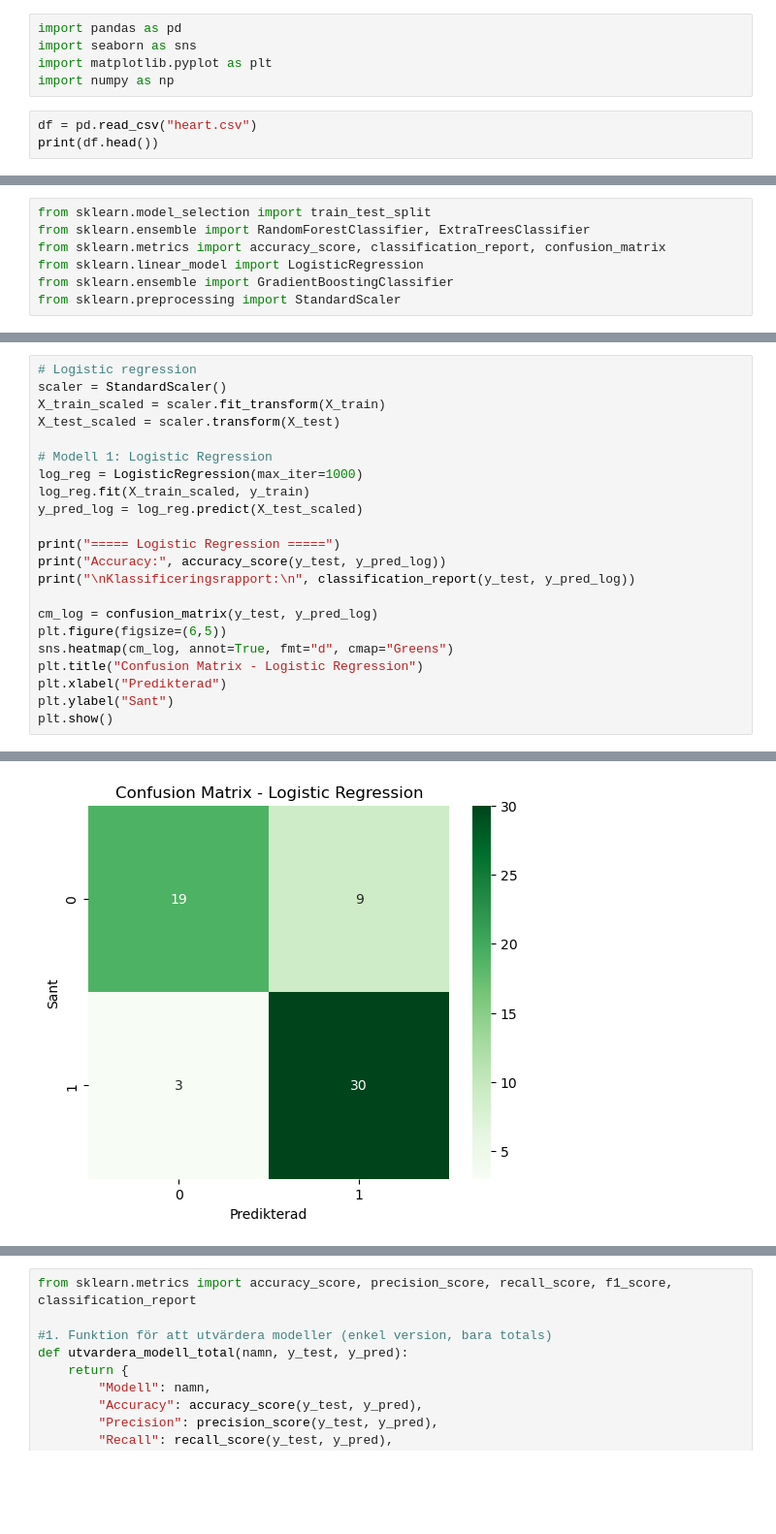
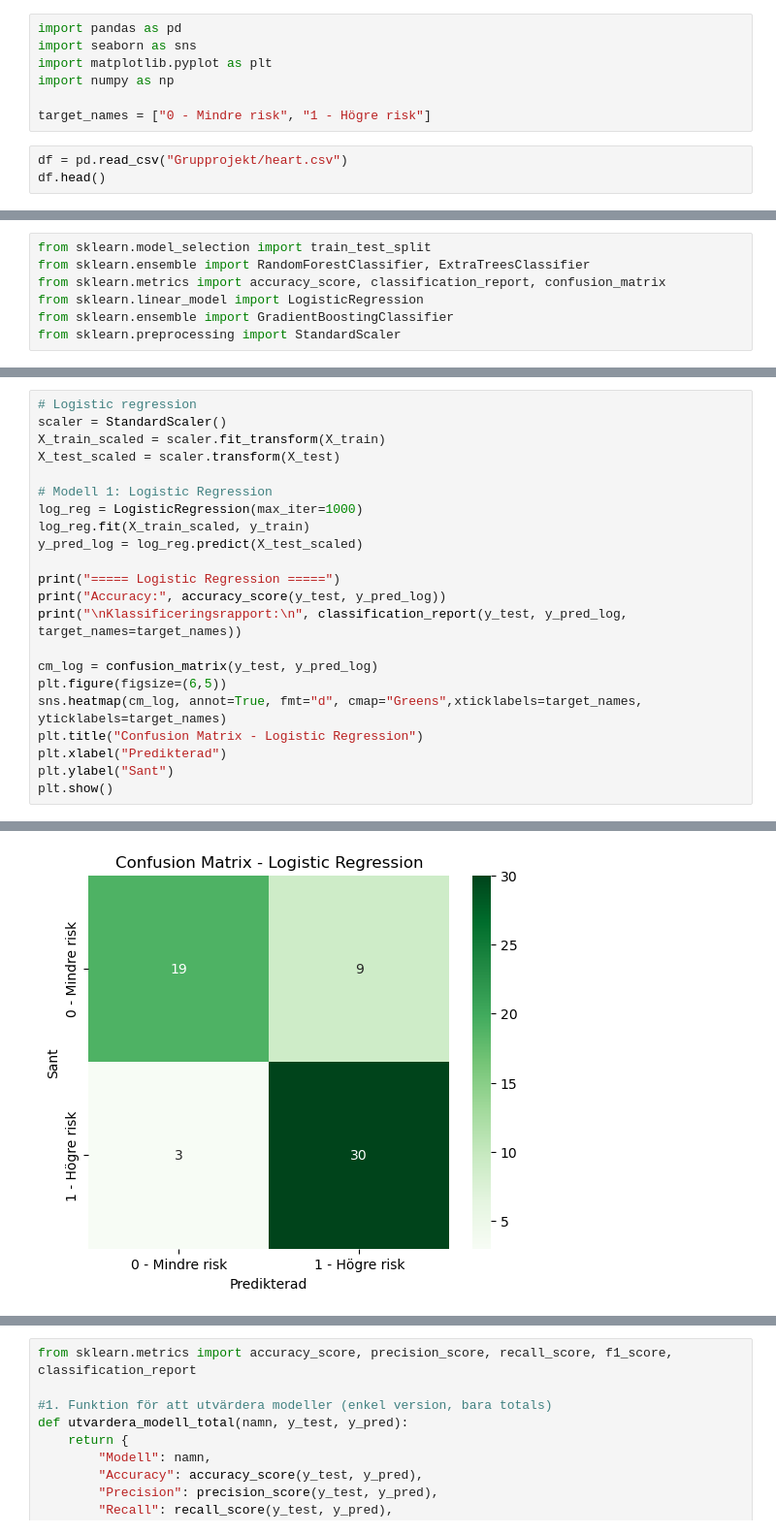
Before and after one commit to alisverige53/python-heart-attack, a Jupyter notebook: Final_heart.ipynb, the cells around one changed output, grey strips where cells are left out. Shown at 97% size. Saved outputs shown, nothing was run; the diff lists cells and outputs as text; blank space fills up the shorter version.

```diff
--- a/Final_heart.ipynb
+++ b/Final_heart.ipynb
@@ -54,7 +56,9 @@ import pandas as pd
 import seaborn as sns
 import matplotlib.pyplot as plt
 import numpy as np
+
+target_names = ["0 - Mindre risk", "1 - Högre risk"]
 # %%
-df = pd.read_csv("heart.csv")
-print(df.head())
+df = pd.read_csv("Grupprojekt/heart.csv")
+df.head()
 # %% [output]
@@ -231,11 +220,11 @@ y_pred_log = log_reg.predict(X_test_scaled)
 
 print("===== Logistic Regression =====")
 print("Accuracy:", accuracy_score(y_test, y_pred_log))
-print("\nKlassificeringsrapport:\n", classification_report(y_test, y_pred_log))
+print("\nKlassificeringsrapport:\n", classification_report(y_test, y_pred_log, target_names=target_names))
 
 cm_log = confusion_matrix(y_test, y_pred_log)
 plt.figure(figsize=(6,5))
-sns.heatmap(cm_log, annot=True, fmt="d", cmap="Greens")
+sns.heatmap(cm_log, annot=True, fmt="d", cmap="Greens",xticklabels=target_names, yticklabels=target_names)
 plt.title("Confusion Matrix - Logistic Regression")
 plt.xlabel("Predikterad")
 plt.ylabel("Sant")
@@ -256,4 +245,4 @@ weighted avg       0.81      0.80      0.80        61
-[figure, old version]
+[figure, new version]
 # %%
 # Gradiant booster
 
```
Also changed, not shown: parts of 22 cells of this notebook.
